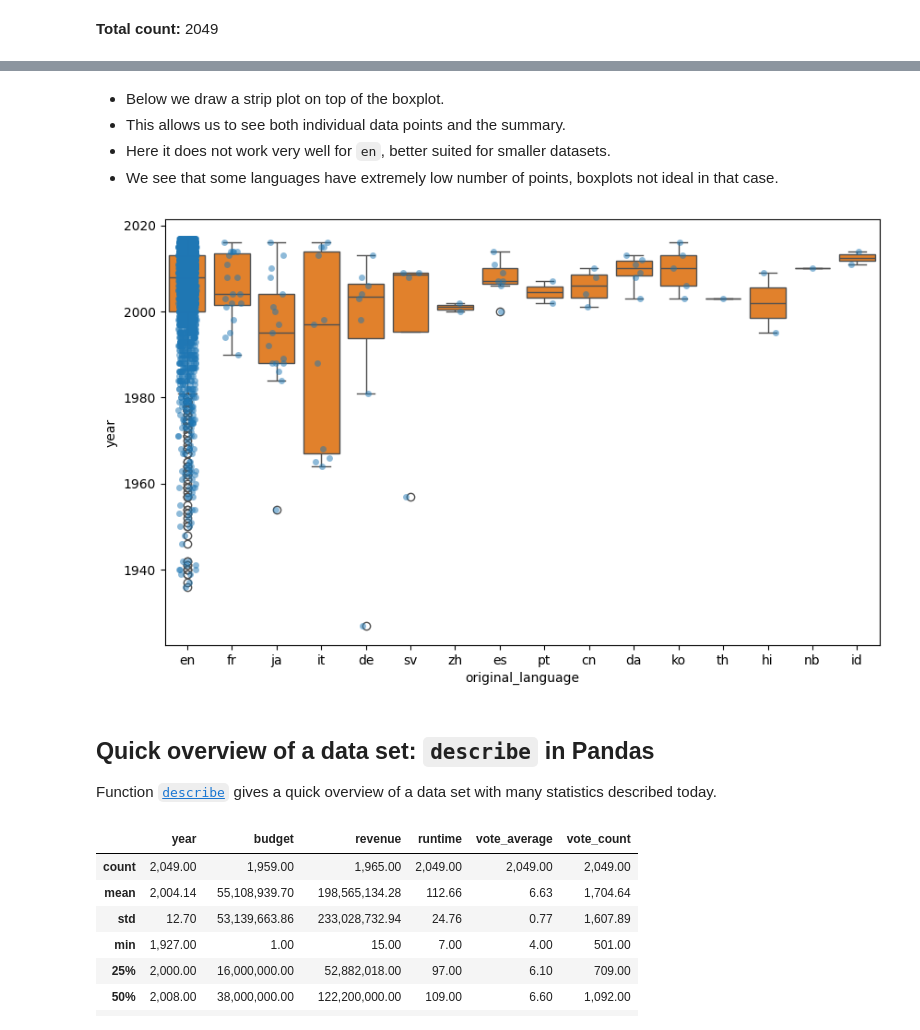
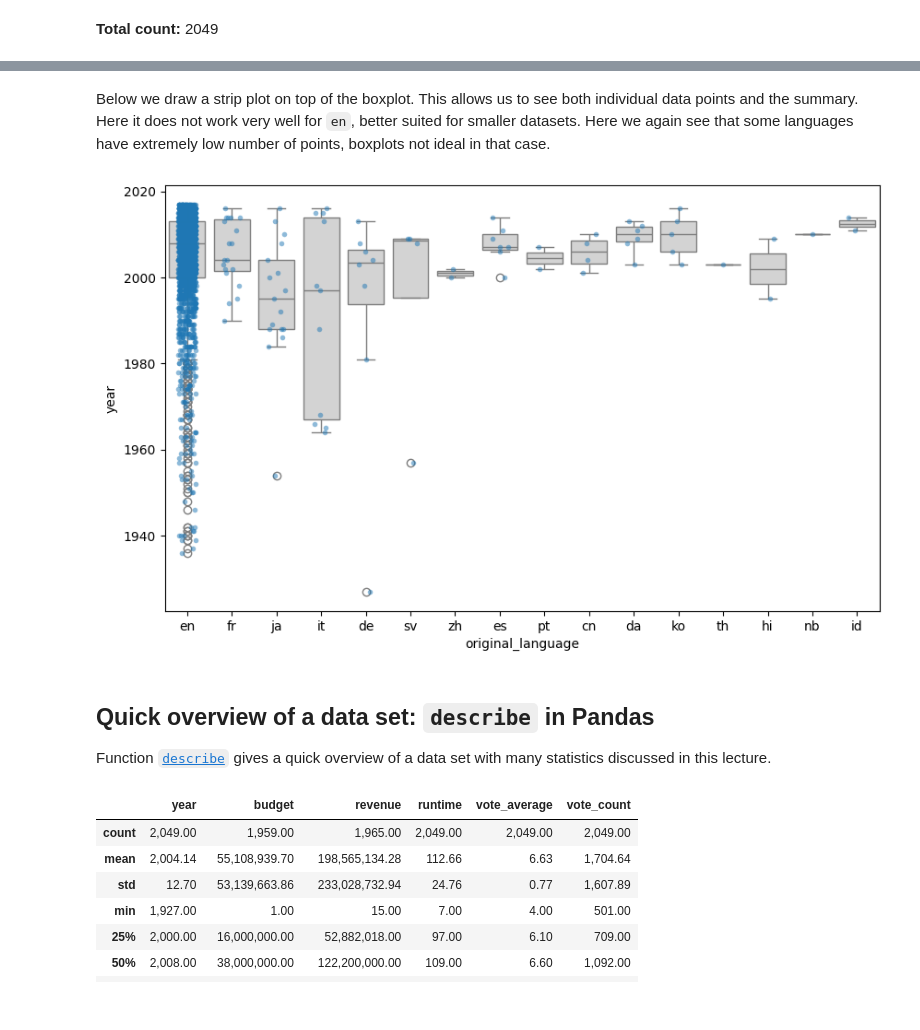
Before and after one commit to bbrejova/viz, a Jupyter notebook: notebooks/L04_Summary_statistics.ipynb, the cells around one changed output, grey strips where cells are left out. Drawn from its saved outputs; the diff is of its cells as text; code cells hidden in the pictures.

```diff
--- a/notebooks/L04_Summary_statistics.ipynb
+++ b/notebooks/L04_Summary_statistics.ipynb
@@ -377,20 +402,17 @@ pass
 # %% [markdown]
-* Below we draw a strip plot on top of the boxplot.
-* This allows us to see both individual data points and the summary.
-* Here it does not work very well for `en`, better suited for smaller datasets.
-* We see that some languages have extremely low number of points, boxplots not ideal in that case.
+Below we draw a strip plot on top of the boxplot. This allows us to see both individual data points and the summary. Here it does not work very well for `en`, better suited for smaller datasets. Here we again see that some languages have extremely low number of points, boxplots not ideal in that case.
 # %%
-axes = sns.boxplot(data=movies, x='original_language', y='year', color='C1')
+axes = sns.boxplot(data=movies, x='original_language', y='year', color='lightgrey')
 sns.stripplot(data=movies, x='original_language', y='year', color='C0',
-              alpha=0.5, size=5, jitter=0.2)
+              alpha=0.5, size=4, jitter=0.2)
 axes.figure.set_size_inches(10,6)
 pass
 # %% [output]
-[figure, old version]
+[figure, new version]
 # %% [markdown]
 ## Quick overview of a data set: `describe` in Pandas
 
-Function [`describe`](https://pandas.pydata.org/pandas-docs/stable/reference/api/pandas.DataFrame.describe.html) gives a quick overview of a data set with many statistics described today.
+Function [`describe`](https://pandas.pydata.org/pandas-docs/stable/reference/api/pandas.DataFrame.describe.html) gives a quick overview of a data set with many statistics discussed in this lecture.
 # %%
 movies.describe()
 # %% [output]
```
Also changed, not shown: parts of 52 cells of this notebook, 5 other files.
